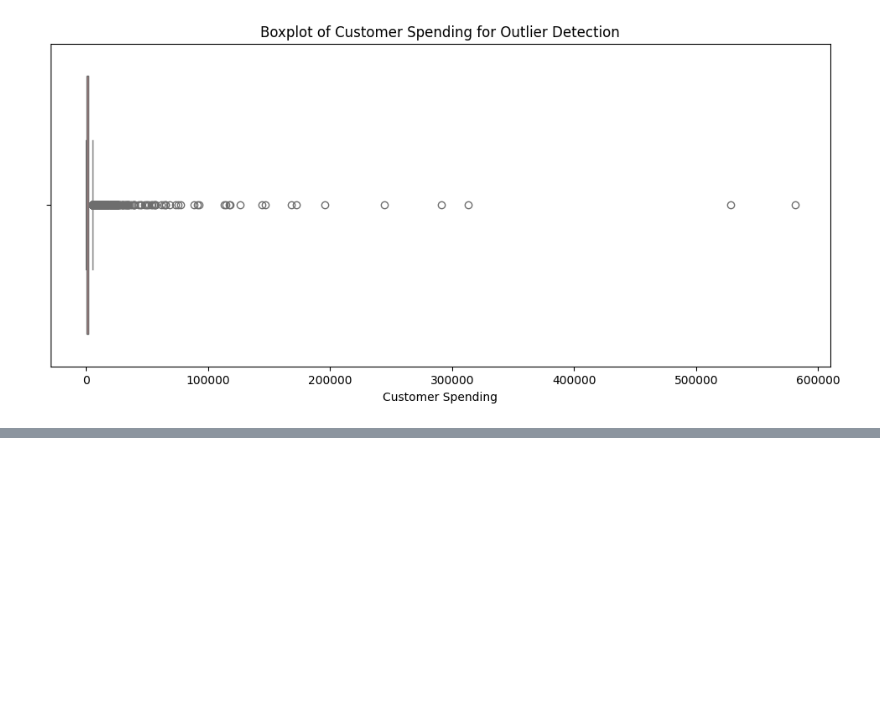
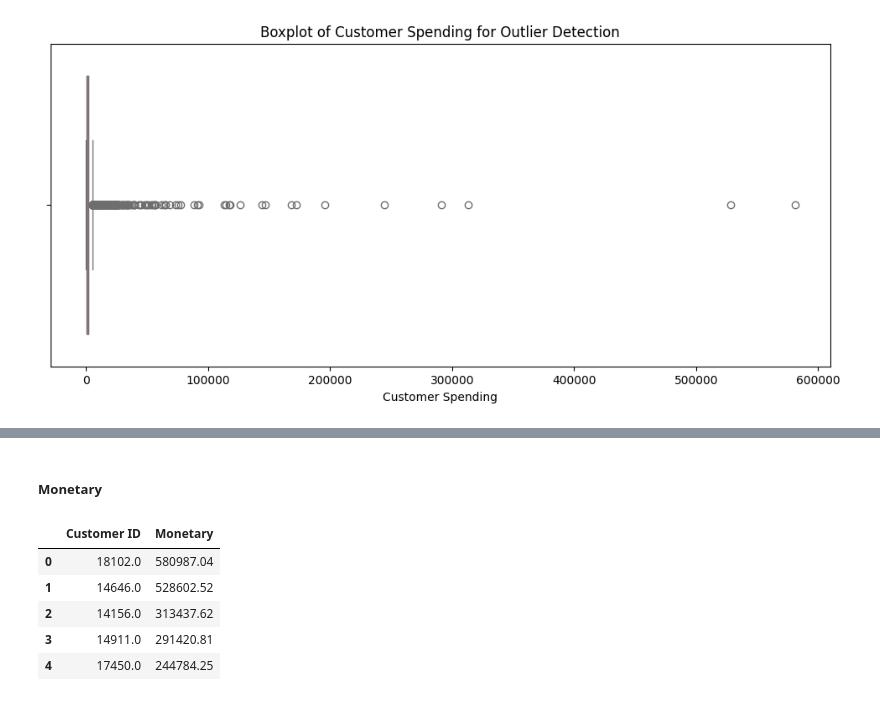
Before and after one commit to sudenazimal/online-retail-customer-analysis, a Jupyter notebook: notebook.ipynb, the cells around one changed output, grey strips where cells are left out. Cells and saved outputs as stored; diff of their text form; code cells hidden in the pictures; blank space fills up the shorter version.

```diff
--- a/notebook.ipynb
+++ b/notebook.ipynb
@@ -220,0 +256,13 @@ Number of outliers above upper bound: 633
+# %% [markdown]
+##### Monetary
+# %%
+df_monetary = customer_spending.reset_index()
+df_monetary.columns = ['Customer ID', 'Monetary']
+df_monetary.head()
+# %% [output]
+|  | Customer ID | Monetary |
+| 0 | 18102.0 | 580987.04 |
+| 1 | 14646.0 | 528602.52 |
+| 2 | 14156.0 | 313437.62 |
+| 3 | 14911.0 | 291420.81 |
+| 4 | 17450.0 | 244784.25 |
```
Also changed, not shown: parts of 8 cells of this notebook, 1 other file.
